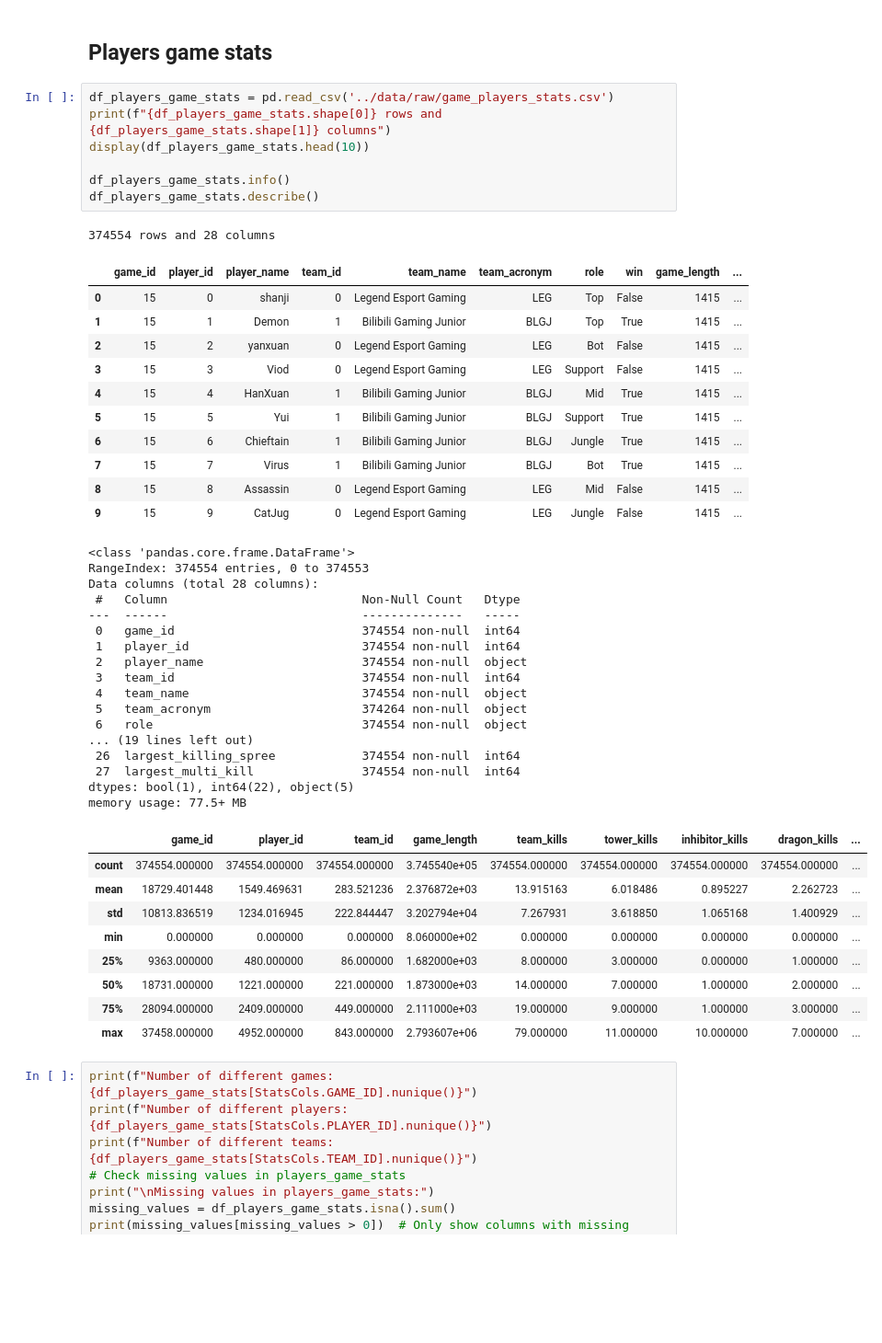
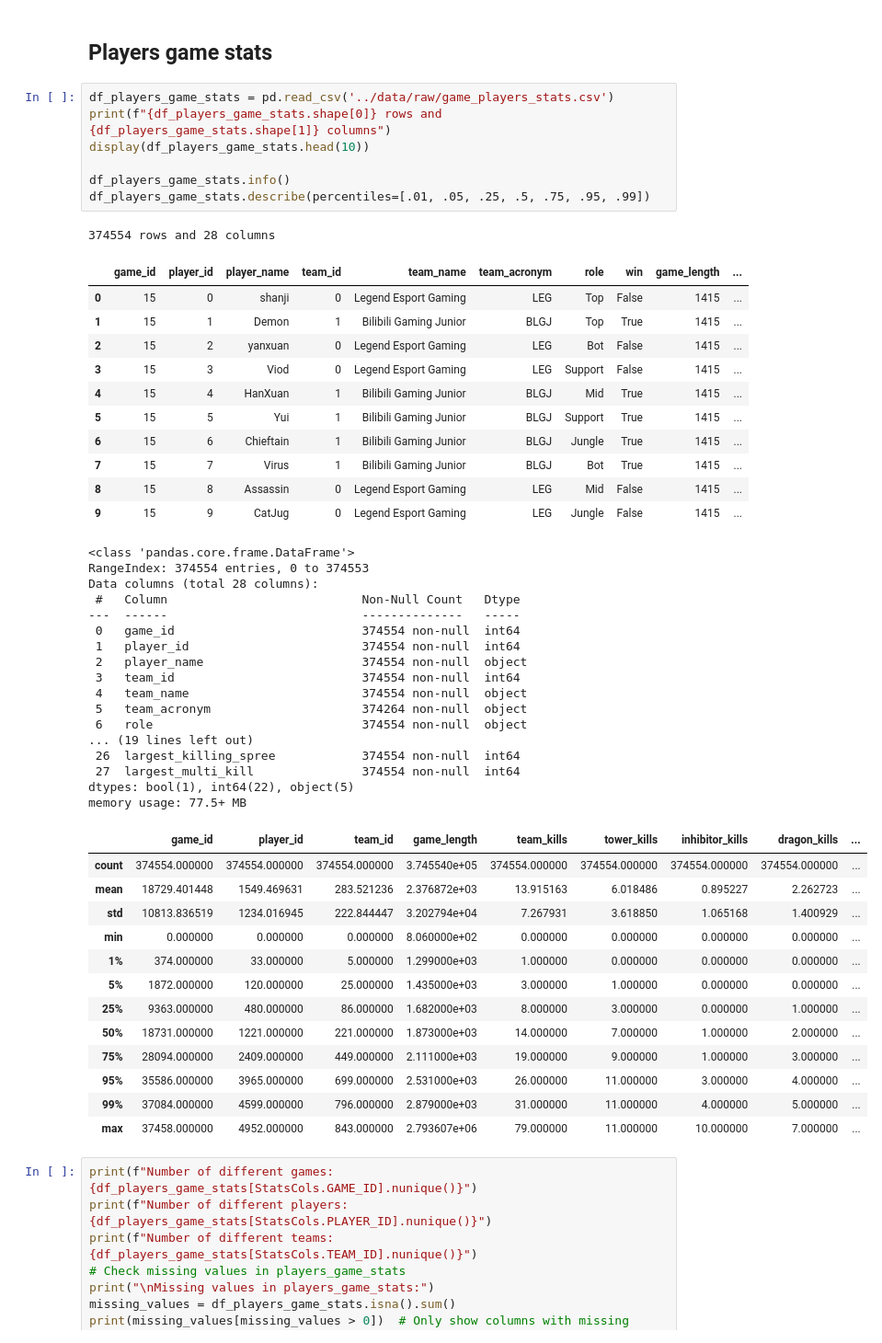
Before and after one commit to NJurquet/neuralol, a Jupyter notebook: notebooks/0_dataset_visualization.ipynb, the cells around one changed output. Shown at 92% size. Cells and saved outputs as stored; diff of their text form; blank space fills up the shorter version.

```diff
--- a/notebooks/0_dataset_visualization.ipynb
+++ b/notebooks/0_dataset_visualization.ipynb
@@ -25,7 +25,7 @@ print(f"{df_players_game_stats.shape[0]} rows and {df_players_game_stats.shape[1
 display(df_players_game_stats.head(10))
 
 df_players_game_stats.info()
-df_players_game_stats.describe()
+df_players_game_stats.describe(percentiles=[.01, .05, .25, .5, .75, .95, .99])
 # %% [output]
 374554 rows and 28 columns
 |  | game_id | player_id | player_name | team_id | team_name | team_acronym | role | win | game_length | ... |
@@ -34,36 +34,40 @@ df_players_game_stats.describe()
 | 2 | 15 | 2 | yanxuan | 0 | Legend Esport Gaming | LEG | Bot | False | 1415 | ... |
 | 3 | 15 | 3 | Viod | 0 | Legend Esport Gaming | LEG | Support | False | 1415 | ... |
 | 4 | 15 | 4 | HanXuan | 1 | Bilibili Gaming Junior | BLGJ | Mid | True | 1415 | ... |
 | 5 | 15 | 5 | Yui | 1 | Bilibili Gaming Junior | BLGJ | Support | True | 1415 | ... |
 | 6 | 15 | 6 | Chieftain | 1 | Bilibili Gaming Junior | BLGJ | Jungle | True | 1415 | ... |
 | 7 | 15 | 7 | Virus | 1 | Bilibili Gaming Junior | BLGJ | Bot | True | 1415 | ... |
 | 8 | 15 | 8 | Assassin | 0 | Legend Esport Gaming | LEG | Mid | False | 1415 | ... |
 | 9 | 15 | 9 | CatJug | 0 | Legend Esport Gaming | LEG | Jungle | False | 1415 | ... |
 <class 'pandas.core.frame.DataFrame'>
 RangeIndex: 374554 entries, 0 to 374553
 Data columns (total 28 columns):
  #   Column                           Non-Null Count   Dtype
 ---  ------                           --------------   -----
  0   game_id                          374554 non-null  int64
  1   player_id                        374554 non-null  int64
  2   player_name                      374554 non-null  object
  3   team_id                          374554 non-null  int64
  4   team_name                        374554 non-null  object
  5   team_acronym                     374264 non-null  object
  6   role                             374554 non-null  object
 ... (19 lines left out)
  26  largest_killing_spree            374554 non-null  int64
  27  largest_multi_kill               374554 non-null  int64
 dtypes: bool(1), int64(22), object(5)
 memory usage: 77.5+ MB
 |  | game_id | player_id | team_id | game_length | team_kills | tower_kills | inhibitor_kills | dragon_kills | ... |
 | count | 374554.000000 | 374554.000000 | 374554.000000 | 3.745540e+05 | 374554.000000 | 374554.000000 | 374554.000000 | 374554.000000 | ... |
 | mean | 18729.401448 | 1549.469631 | 283.521236 | 2.376872e+03 | 13.915163 | 6.018486 | 0.895227 | 2.262723 | ... |
 | std | 10813.836519 | 1234.016945 | 222.844447 | 3.202794e+04 | 7.267931 | 3.618850 | 1.065168 | 1.400929 | ... |
 | min | 0.000000 | 0.000000 | 0.000000 | 8.060000e+02 | 0.000000 | 0.000000 | 0.000000 | 0.000000 | ... |
+| 1% | 374.000000 | 33.000000 | 5.000000 | 1.299000e+03 | 1.000000 | 0.000000 | 0.000000 | 0.000000 | ... |
+| 5% | 1872.000000 | 120.000000 | 25.000000 | 1.435000e+03 | 3.000000 | 1.000000 | 0.000000 | 0.000000 | ... |
 | 25% | 9363.000000 | 480.000000 | 86.000000 | 1.682000e+03 | 8.000000 | 3.000000 | 0.000000 | 1.000000 | ... |
 | 50% | 18731.000000 | 1221.000000 | 221.000000 | 1.873000e+03 | 14.000000 | 7.000000 | 1.000000 | 2.000000 | ... |
 | 75% | 28094.000000 | 2409.000000 | 449.000000 | 2.111000e+03 | 19.000000 | 9.000000 | 1.000000 | 3.000000 | ... |
+| 95% | 35586.000000 | 3965.000000 | 699.000000 | 2.531000e+03 | 26.000000 | 11.000000 | 3.000000 | 4.000000 | ... |
+| 99% | 37084.000000 | 4599.000000 | 796.000000 | 2.879000e+03 | 31.000000 | 11.000000 | 4.000000 | 5.000000 | ... |
 | max | 37458.000000 | 4952.000000 | 843.000000 | 2.793607e+06 | 79.000000 | 11.000000 | 10.000000 | 7.000000 | ... |
 # %%
 print(f"Number of different games: {df_players_game_stats[StatsCols.GAME_ID].nunique()}")
```
Also changed, not shown: parts of 2 cells of this notebook, 3 other files.
